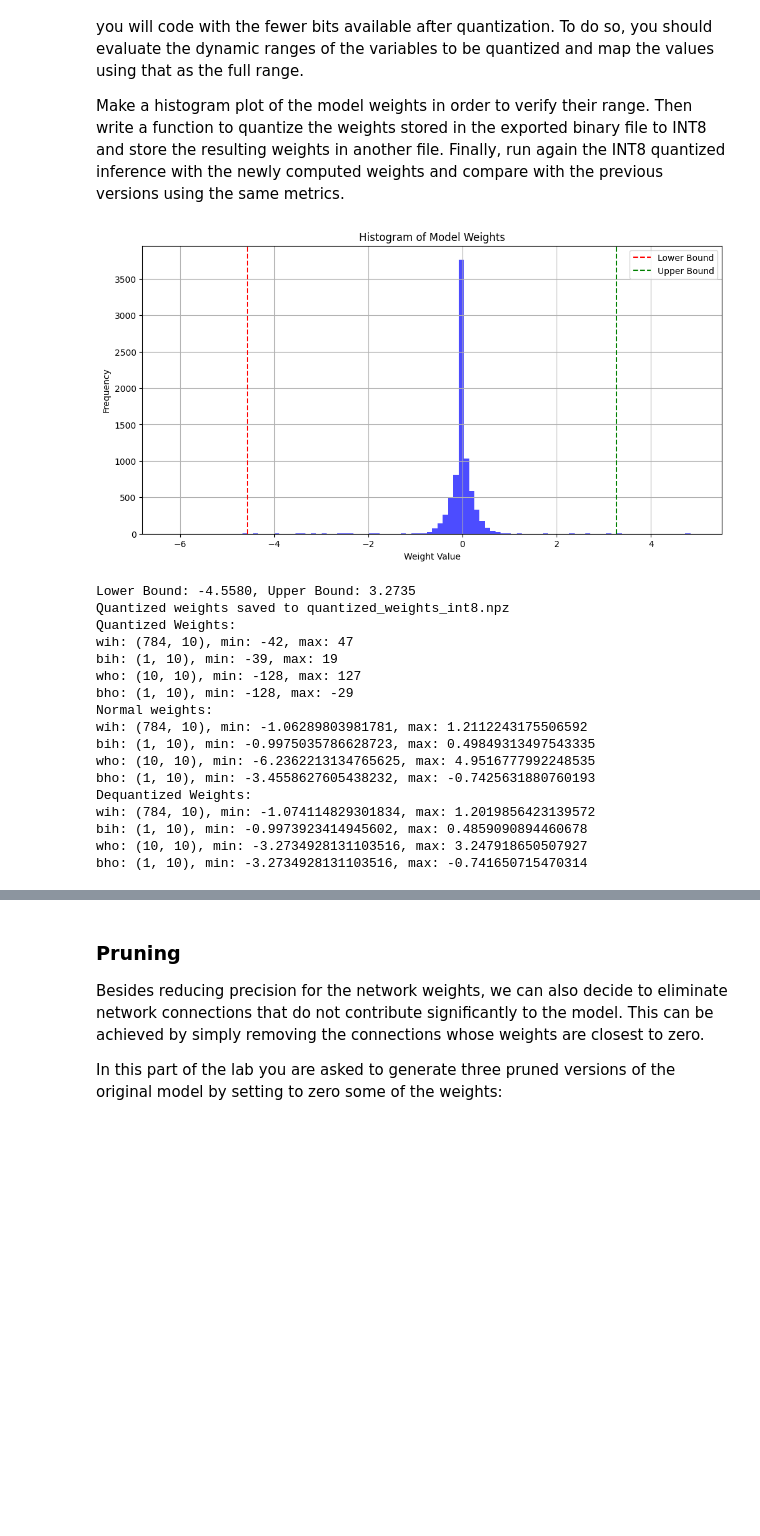
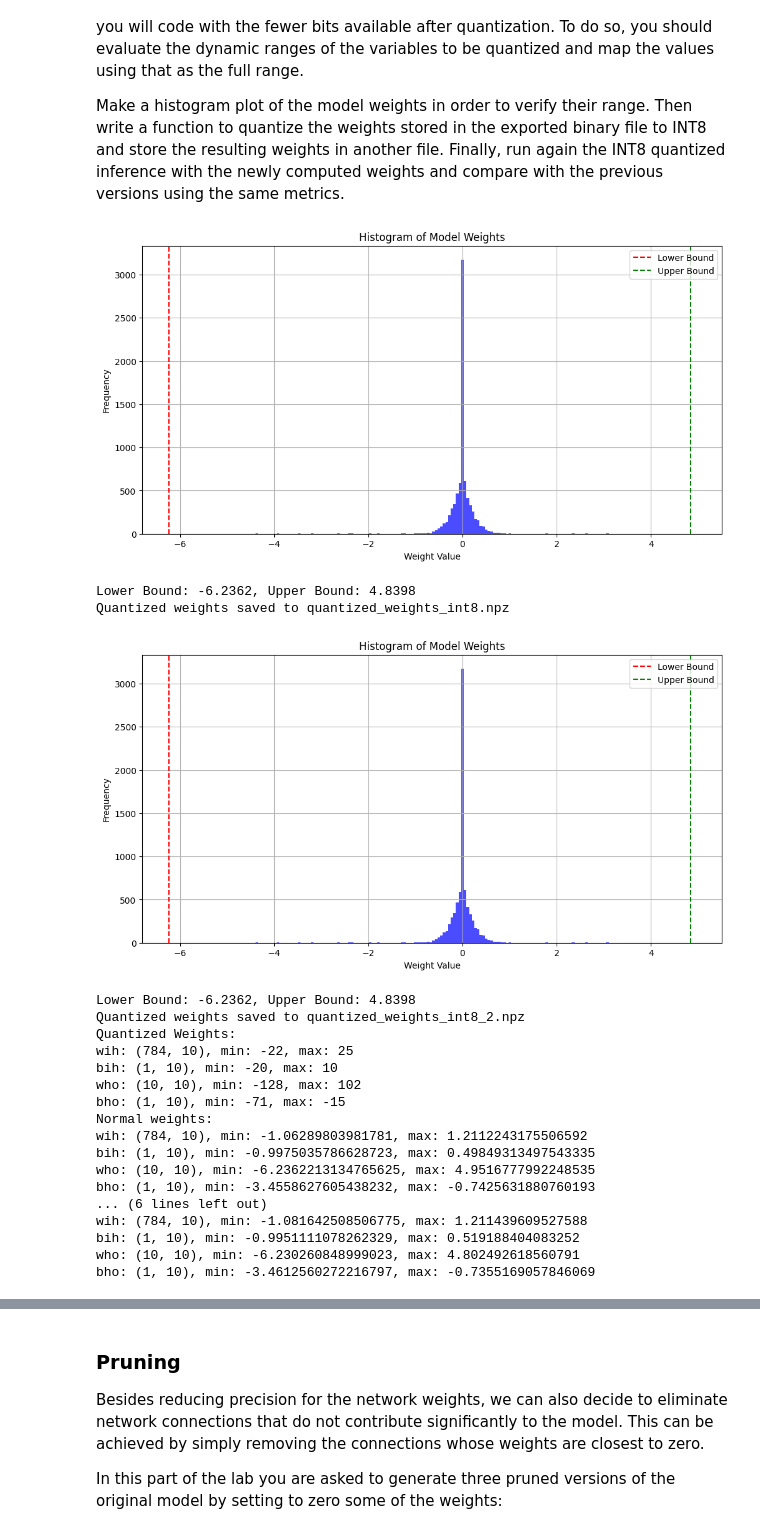
Before and after one commit to Cristian-David-Araujo/embedded-machine-learning, a Jupyter notebook: Lab2/Embedded_ML_Lab_1_2__Model_Compression.ipynb, the cells around one changed output, grey strips where cells are left out. Cells and saved outputs as stored; diff of their text form; code cells hidden in the pictures; blank space fills up the shorter version.

```diff
--- a/Lab2/Embedded_ML_Lab_1_2__Model_Compression.ipynb
+++ b/Lab2/Embedded_ML_Lab_1_2__Model_Compression.ipynb
@@ -366,7 +366,7 @@ def load_weights(filename="model_weights.npz"):
     }
     return weights
 
-def plot_histogram(weights, percentage=0.001):
+def plot_histogram(weights, percentage=0):
     # Concatenate all weights into one flat array
     all_weights = np.concatenate([
         weights['wih'].flatten(), weights['bih'].flatten(),
@@ -392,7 +392,7 @@ def plot_histogram(weights, percentage=0.001):
 
     # Plot histogram
     plt.figure(figsize=(12, 6))
-    plt.hist(all_weights, bins=100, alpha=0.7, color='blue')
+    plt.hist(all_weights, bins=200, alpha=0.7, color='blue')
     plt.axvline(x=lower_bound, color='red', linestyle='dashed', label='Lower Bound')
     plt.axvline(x=upper_bound, color='green', linestyle='dashed', label='Upper Bound')
     plt.title('Histogram of Model Weights')
@@ -411,6 +411,13 @@ def quantize_INT8(weights, filename="quantized_weights_int8.npz", type_quantizat
     # Load weights
     lower_bound, upper_bound = plot_histogram(weights)
 
+    # Get magnitude of maximum weight
+    all_weights = np.concatenate([
+        weights['wih'].flatten(), weights['bih'].flatten(),
+        weights['who'].flatten(), weights['bho'].flatten()
+    ])
+    max_weight = np.max(np.abs(all_weights))
+
     # Copy keys to quantized weights
     quantized_weights = {}
     scale = 0
@@ -418,7 +425,7 @@ def quantize_INT8(weights, filename="quantized_weights_int8.npz", type_quantizat
     if type_quantization == "range_tuning":
         # Xquan = round(x*2^(8-1) / max(|x|))
         for key in weights:
-            quantized_weights[key] = np.clip(np.round(weights[key] * (2**(8-1) / upper_bound)), -128, 127).astype(np.int8)
+            quantized_weights[key] = np.clip(np.round(weights[key] * (2**(8-1) / max_weight)), -128, 127).astype(np.int8)
     elif type_quantization == "range_tuning_centering":
         scale = 2**(8) / (upper_bound - lower_bound)
         zero_point = - np.round(lower_bound * scale) - 2**(7)
@@ -434,56 +441,65 @@ def quantize_INT8(weights, filename="quantized_weights_int8.npz", type_quantizat
         bho=quantized_weights['bho']
     )
     print(f"Quantized weights saved to {filename}")
-    return quantized_weights, scale, zero_point, lower_bound, upper_bound
+    return quantized_weights, scale, zero_point, lower_bound, upper_bound, max_weight
 
-def dequantize_INT8(quantized_weights, type_quantization="range_tuning", scale=0, zero_point=0, lower_bound=0, upper_bound=0):
+def dequantize_INT8(quantized_weights, type_quantization="range_tuning", scale=0, zero_point=0, lower_bound=0, upper_bound=0, max_weight=0):
     """Dequantize weights from INT8 back to original values."""
     dequantized_weights = {}
     if type_quantization == "range_tuning":
         for key in quantized_weights:
-            dequantized_weights[key] = quantized_weights[key] * (upper_bound / (2**(8-1)))
+            dequantized_weights[key] = quantized_weights[key] * (max_weight / (2**(8-1)))
     elif type_quantization == "range_tuning_centering":
         for key in quantized_weights:
             dequantized_weights[key] = (quantized_weights[key] - zero_point) / scale
     return dequantized_weights
 
 
 # Load weights from file
 weights = load_weights("weights_fp32.npz")
 
 # Plot histogram and quantize weights
-quantized_weights, scale, zero_point, lower_bound,  upper_bound = quantize_INT8(weights, filename="quantized_weights_int8.npz")
+quantized_weights, scale, zero_point, lower_bound,  upper_bound, max_weight = quantize_INT8(weights, filename="quantized_weights_int8.npz")
+quamtized_weights_2, scale_2, zero_point_2, lower_bound_2, upper_bound_2, max_weight_2 = quantize_INT8(weights, filename="quantized_weights_int8_2.npz", type_quantization="range_tuning_centering")
 
 print("Quantized Weights:")
 for key in quantized_weights:
     print(f"{key}: {quantized_weights[key].shape}, min: {quantized_weights[key].min()}, max: {quantized_weights[key].max()}")
 
 print("Normal weights:")
 for key in weights:
     print(f"{key}: {weights[key].shape}, min: {weights[key].min()}, max: {weights[key].max()}")
 
 print("Dequantized Weights:")
-dequantized_weights = dequantize_INT8(quantized_weights, type_quantization="range_tuning", scale=scale, zero_point=zero_point, lower_bound=lower_bound, upper_bound=upper_bound)
+dequantized_weights = dequantize_INT8(quantized_weights, type_quantization="range_tuning", scale=scale, zero_point=zero_point, lower_bound=lower_bound, upper_bound= upper_bound, max_weight=max_weight)
 for key in dequantized_weights:
     print(f"{key}: {dequantized_weights[key].shape}, min: {dequantized_weights[key].min()}, max: {dequantized_weights[key].max()}")
+
+print("Dequantized Weights 2:")
+dequantized_weights_2 = dequantize_INT8(quamtized_weights_2, type_quantization="range_tuning_centering", scale=scale_2, zero_point=zero_point_2, lower_bound=lower_bound_2, upper_bound= upper_bound_2, max_weight=max_weight_2)
+for key in dequantized_weights_2:
+    print(f"{key}: {dequantized_weights_2[key].shape}, min: {dequantized_weights_2[key].min()}, max: {dequantized_weights_2[key].max()}")
 # %% [output]
-[figure, old version]
+[figure, new version]
-Lower Bound: -4.5580, Upper Bound: 3.2735
+Lower Bound: -6.2362, Upper Bound: 4.8398
 Quantized weights saved to quantized_weights_int8.npz
-Quantized Weights:
-wih: (784, 10), min: -42, max: 47
-bih: (1, 10), min: -39, max: 19
-who: (10, 10), min: -128, max: 127
-bho: (1, 10), min: -128, max: -29
-Normal weights:
-wih: (784, 10), min: -1.06289803981781, max: 1.2112243175506592
-bih: (1, 10), min: -0.9975035786628723, max: 0.49849313497543335
-who: (10, 10), min: -6.2362213134765625, max: 4.9516777992248535
-bho: (1, 10), min: -3.4558627605438232, max: -0.7425631880760193
-Dequantized Weights:
-wih: (784, 10), min: -1.074114829301834, max: 1.2019856423139572
-bih: (1, 10), min: -0.9973923414945602, max: 0.4859090894460678
-who: (10, 10), min: -3.2734928131103516, max: 3.247918650507927
-bho: (1, 10), min: -3.2734928131103516, max: -0.741650715470314
+[figure, added]
+Lower Bound: -6.2362, Upper Bound: 4.8398
+Quantized weights saved to quantized_weights_int8_2.npz
+Quantized Weights:
+wih: (784, 10), min: -22, max: 25
+bih: (1, 10), min: -20, max: 10
+who: (10, 10), min: -128, max: 102
+bho: (1, 10), min: -71, max: -15
+Normal weights:
+wih: (784, 10), min: -1.06289803981781, max: 1.2112243175506592
+bih: (1, 10), min: -0.9975035786628723, max: 0.49849313497543335
+who: (10, 10), min: -6.2362213134765625, max: 4.9516777992248535
+bho: (1, 10), min: -3.4558627605438232, max: -0.7425631880760193
+... (6 lines left out)
+wih: (784, 10), min: -1.081642508506775, max: 1.211439609527588
+bih: (1, 10), min: -0.9951111078262329, max: 0.519188404083252
+who: (10, 10), min: -6.230260848999023, max: 4.802492618560791
+bho: (1, 10), min: -3.4612560272216797, max: -0.7355169057846069
 # %%
 #Load weights from binary file and create a new model
```
Also changed, not shown: parts of 4 cells of this notebook, 2 other files.
